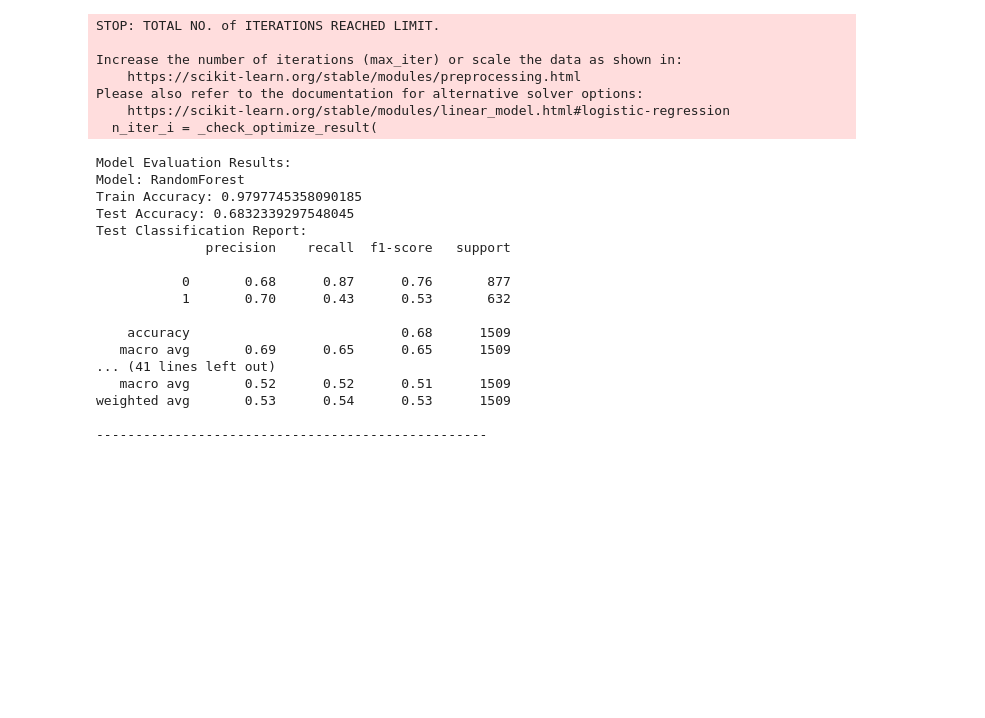
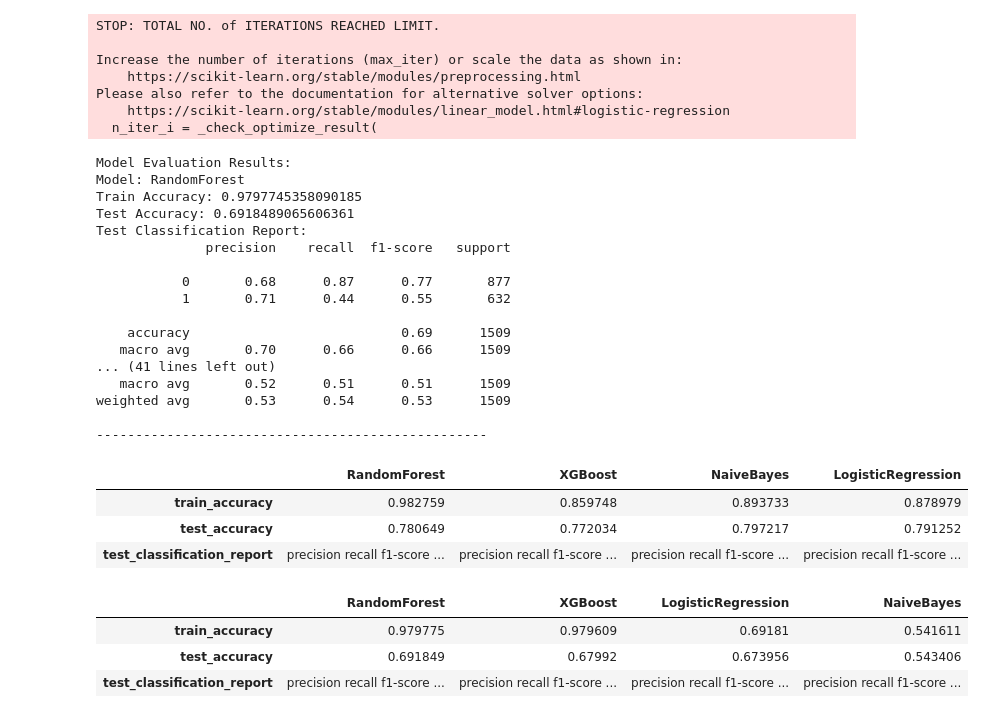
Before and after one commit to Shhrijiit/Shhrijiit_kaggle, a Jupyter notebook: Natural_Language_Processing_with_Disaster_Tweets.ipynb, the cells around one changed output. Drawn from its saved outputs; the diff is of its cells as text; code cells hidden in the pictures; blank space fills up the shorter version.

```diff
--- a/Natural_Language_Processing_with_Disaster_Tweets.ipynb
+++ b/Natural_Language_Processing_with_Disaster_Tweets.ipynb
@@ -335,7 +335,7 @@ models = {
     'LogisticRegression': LogisticRegression(random_state=42)
 }
 # %%
-results = {}
+tfidf_results = {}
 # %%
 from sklearn.metrics import classification_report, accuracy_score
 
@@ -357,7 +357,7 @@ for model_name, model in models.items():
         train_accuracy = accuracy_score(y_train, y_train_pred)
 
         # Store the results
-        results[model_name] = {
+        tfidf_results[model_name] = {
             'train_accuracy': train_accuracy,
             'test_accuracy': test_accuracy,
             'test_classification_report': test_report
@@ -499,7 +499,7 @@ Please also refer to the documentation for alternative solver options:
 # %%
 # Display the results
 print("\nModel Evaluation Results:")
-for model_name, result in results.items():
+for model_name, result in w2c_results.items():
     print(f"Model: {model_name}")
     print(f"Train Accuracy: {result['train_accuracy']}")
     print(f"Test Accuracy: {result['test_accuracy']}")
@@ -509,17 +509,33 @@ for model_name, result in results.items():
 Model Evaluation Results:
 Model: RandomForest
 Train Accuracy: 0.9797745358090185
-Test Accuracy: 0.6832339297548045
+Test Accuracy: 0.6918489065606361
 Test Classification Report:
               precision    recall  f1-score   support
 
-           0       0.68      0.87      0.76       877
-           1       0.70      0.43      0.53       632
+           0       0.68      0.87      0.77       877
+           1       0.71      0.44      0.55       632
 
-    accuracy                           0.68      1509
-   macro avg       0.69      0.65      0.65      1509
+    accuracy                           0.69      1509
+   macro avg       0.70      0.66      0.66      1509
 ... (41 lines left out)
-   macro avg       0.52      0.52      0.51      1509
+   macro avg       0.52      0.51      0.51      1509
 weighted avg       0.53      0.54      0.53      1509
 
 --------------------------------------------------
+# %%
+t_results = pd.DataFrame(tfidf_results)
+t_results
+# %% [output]
+|  | RandomForest | XGBoost | NaiveBayes | LogisticRegression |
+| train_accuracy | 0.982759 | 0.859748 | 0.893733 | 0.878979 |
+| test_accuracy | 0.780649 | 0.772034 | 0.797217 | 0.791252 |
+| test_classification_report | precision recall f1-score ... | precision recall f1-score ... | precision recall f1-score ... | precision recall f1-score ... |
+# %%
+w_results = pd.DataFrame(w2c_results)
+w_results
+# %% [output]
+|  | RandomForest | XGBoost | LogisticRegression | NaiveBayes |
+| train_accuracy | 0.979775 | 0.979609 | 0.69181 | 0.541611 |
+| test_accuracy | 0.691849 | 0.67992 | 0.673956 | 0.543406 |
+| test_classification_report | precision recall f1-score ... | precision recall f1-score ... | precision recall f1-score ... | precision recall f1-score ... |
```
Also changed, not shown: parts of 10 cells of this notebook.
